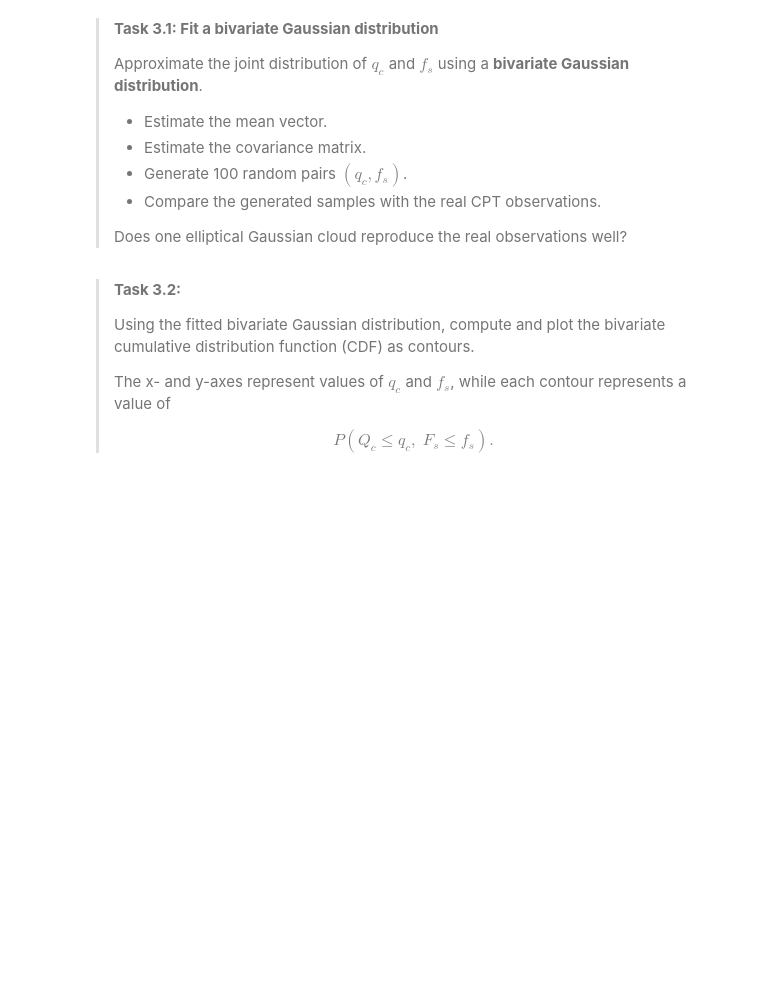
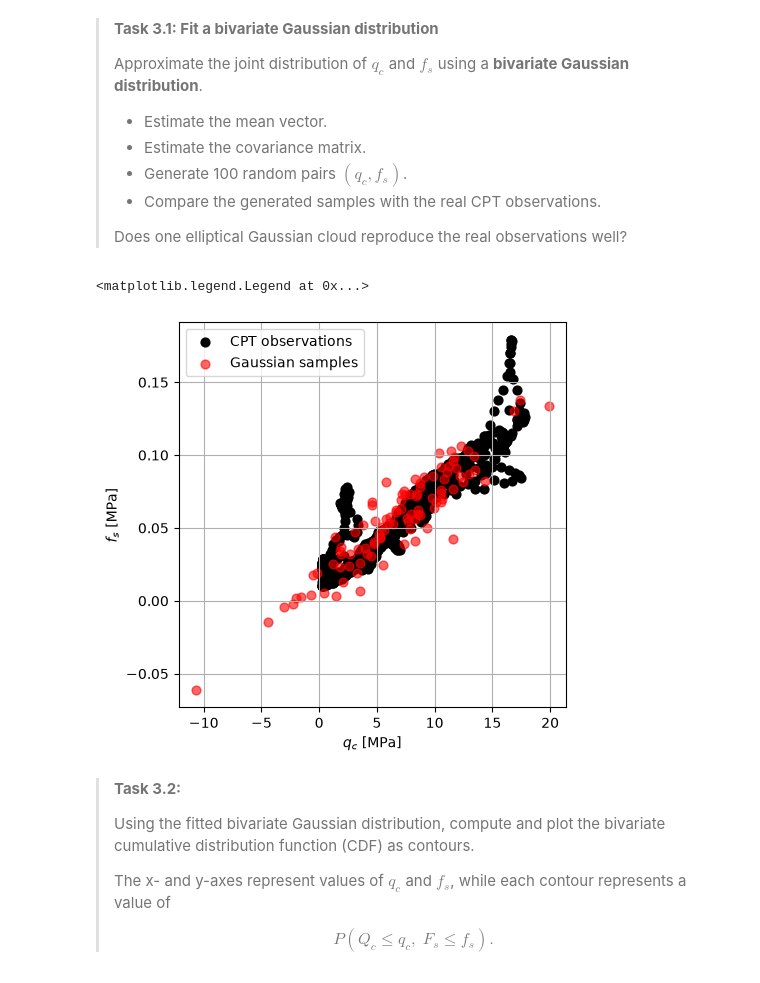
Before and after one commit to damanatidou/WS1.5, a Jupyter notebook: Bivariate_Gaussian_CPT_data.ipynb, the cells around one changed output. Saved outputs shown, nothing was run; the diff lists cells and outputs as text; code cells hidden in the pictures; blank space fills up the shorter version.

```diff
--- a/Bivariate_Gaussian_CPT_data.ipynb
+++ b/Bivariate_Gaussian_CPT_data.ipynb
@@ -96,23 +111,23 @@ def calculate_covariance(X1, X2):
     """Calculate the sample covariance between two variables."""
 
     # Step 1: calculate the sample means
-    mean_x1 = ### YOUR CODE HERE ###
-    mean_x2 = ### YOUR CODE HERE ###
+    mean_x1 = np.mean(X1)
+    mean_x2 = np.mean(X2)
 
     # Step 2: calculate deviations from the means
-    diff_x1 = ### YOUR CODE HERE ###
-    diff_x2 = ### YOUR CODE HERE ###
+    diff_x1 = X1 - mean_x1
+    diff_x2 = X2 - mean_x2
 
     # Step 3: multiply corresponding deviations
-    product = ### YOUR CODE HERE ###
+    product = diff_x1 * diff_x2
 
     # Step 4: calculate the sample covariance
     # Hint: because these are sample observations, use N - 1
-    covariance = ### YOUR CODE HERE ###
+    covariance = np.sum(product) / (len(X1) - 1)
 
     return covariance
 
 # Apply the function to the CPT data
-covariance_qc_fs = ### YOUR CODE HERE ###
+covariance_qc_fs = calculate_covariance(cpt['qc_MPa'], cpt['fs_MPa'])
 print('The covariance between qc and fs is',
       np.round(covariance_qc_fs, 5), 'MPa²')
@@ -159,32 +178,35 @@ print("Pearson's correlation coefficient between qc and fs is",
 > Does one elliptical Gaussian cloud reproduce the real observations well?
 # %%
 # Construct the mean vector
-mu1 = ### YOUR CODE HERE ###  # mean cone resistance qc
-mu2 = ### YOUR CODE HERE ###  # mean sleeve friction fs
+mu1 = np.mean(data[:,0])  # mean cone resistance qc
+mu2 = np.mean(data[:,1])  # mean sleeve friction fs
 mu = np.array([mu1, mu2])
 
 # Construct the covariance matrix
-s1 = ### YOUR CODE HERE ###   # standard deviation of qc
-s2 = ### YOUR CODE HERE ###   # standard deviation of fs
-covariance_12 = ### YOUR CODE HERE ###
+s1 = np.std(data[:,0], ddof=1)  # standard deviation of qc
+s2 = np.std(data[:,1], ddof=1)  # standard deviation of fs
+covariance_12 = calculate_covariance(data[:,0], data[:,1])
 
 sigma = np.array([
-    [### YOUR CODE HERE ###, ### YOUR CODE HERE ###],
-    [### YOUR CODE HERE ###, ### YOUR CODE HERE ###]
+    [s1**2, covariance_12],
+    [covariance_12, s2**2]
 ])
 
 # Draw 100 samples from the fitted bivariate Gaussian distribution
-samples = ### YOUR CODE HERE ###
+samples = multivariate_normal.rvs(mean=mu, cov=sigma, size=100)
 
 # Compare samples with observations
 fig, ax = plt.subplots(figsize=(5,5))
 ax.scatter(data[:,0], data[:,1], 40, 'k', label='CPT observations')
 ax.scatter(samples[:,0], samples[:,1], 40, 'r', alpha=0.6,
            label='Gaussian samples')
 ax.set_ylabel(r'$f_s$ [MPa]')
 ax.set_xlabel(r'$q_c$ [MPa]')
 ax.grid()
 ax.legend()
+# %% [output]
+<matplotlib.legend.Legend at 0x...>
+[figure, added]
 # %% [markdown]
 > **Task 3.2:**
 >
```
Also changed, not shown: parts of 9 cells of this notebook.
